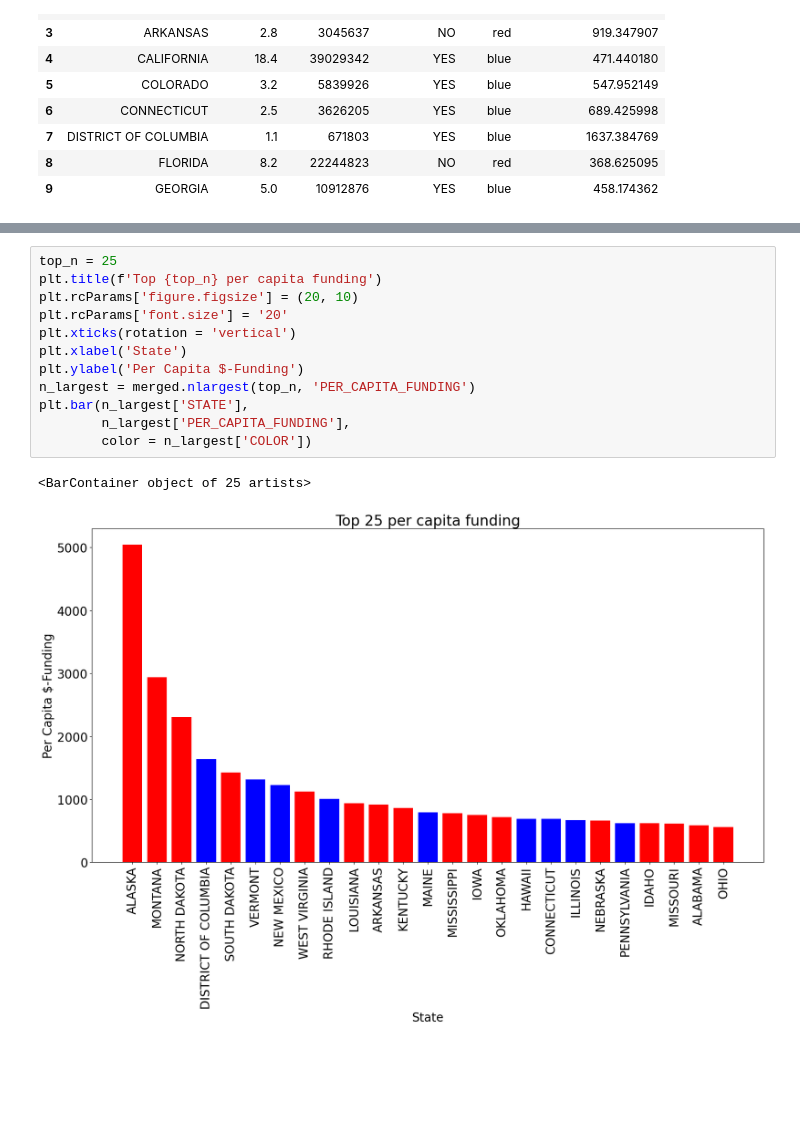
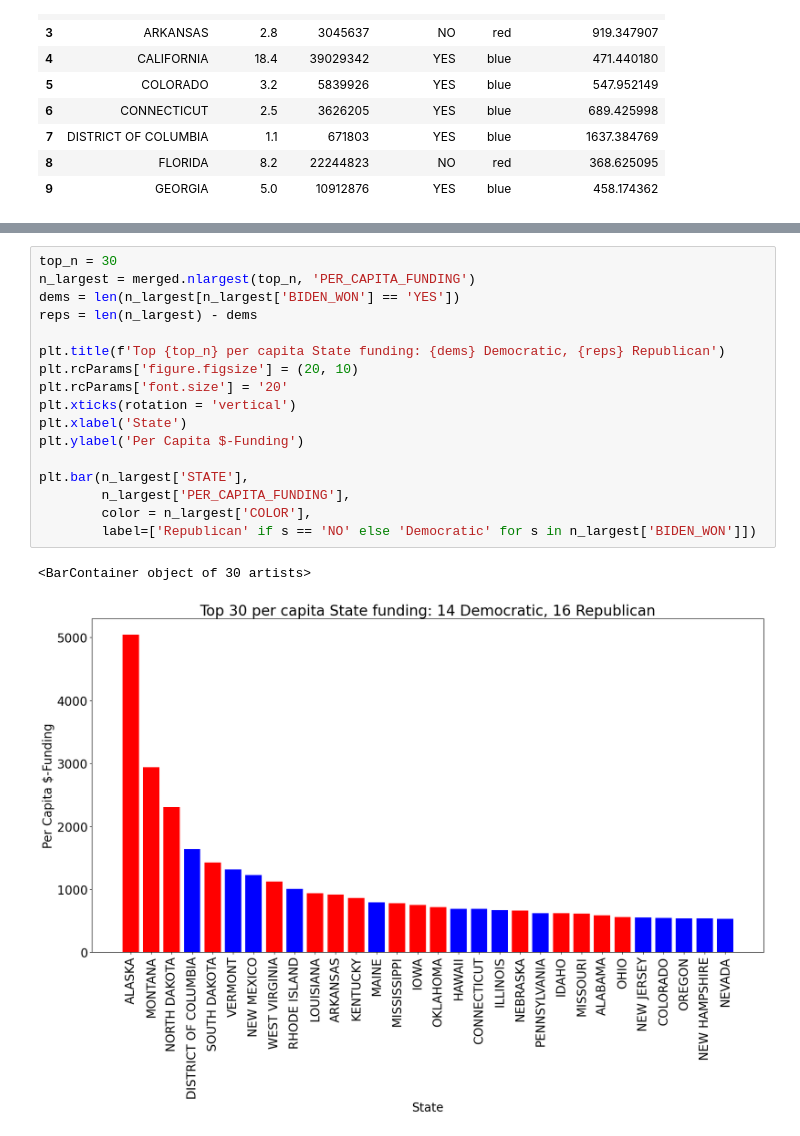
Before and after one commit to himalayahall/CUNY-DATA606, a Jupyter notebook: Story 1/Story1.ipynb, the cells around one changed output, grey strips where cells are left out. Drawn from its saved outputs; the diff is of its cells as text; blank space fills up the shorter version.

```diff
--- a/Story 1/Story1.ipynb
+++ b/Story 1/Story1.ipynb
@@ -323,15 +326,20 @@ plt.bar(merged['STATE'],
 # %%
-top_n = 25
-plt.title(f'Top {top_n} per capita funding')
+top_n = 30
+n_largest = merged.nlargest(top_n, 'PER_CAPITA_FUNDING')
+dems = len(n_largest[n_largest['BIDEN_WON'] == 'YES'])
+reps = len(n_largest) - dems
+
+plt.title(f'Top {top_n} per capita State funding: {dems} Democratic, {reps} Republican')
 plt.rcParams['figure.figsize'] = (20, 10)
 plt.rcParams['font.size'] = '20'
 plt.xticks(rotation = 'vertical')
 plt.xlabel('State')
 plt.ylabel('Per Capita $-Funding')
-n_largest = merged.nlargest(top_n, 'PER_CAPITA_FUNDING')
+
 plt.bar(n_largest['STATE'],
         n_largest['PER_CAPITA_FUNDING'],
-        color = n_largest['COLOR'])
+        color = n_largest['COLOR'],
+        label=['Republican' if s == 'NO' else 'Democratic' for s in n_largest['BIDEN_WON']])
 # %% [output]
-<BarContainer object of 25 artists>
+<BarContainer object of 30 artists>
-[figure, old version]
+[figure, new version]
```
Also changed, not shown: parts of 1 cell of this notebook.
